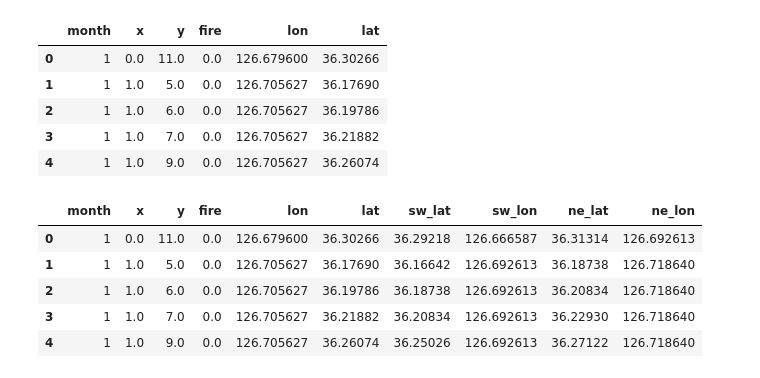
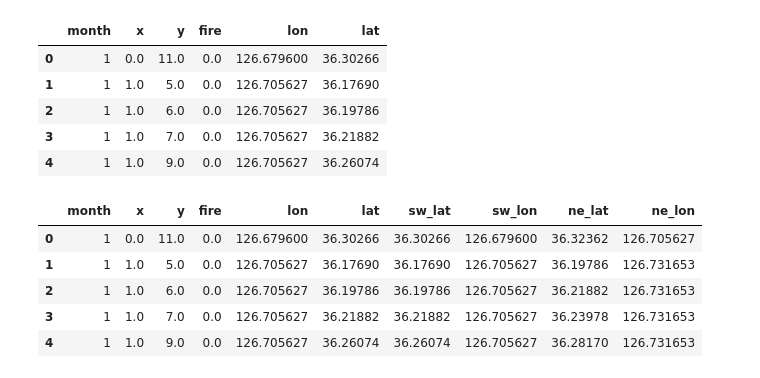
Before and after one commit to sihan827/Fire-Prediction, a Jupyter notebook: training.ipynb, the cells around one changed output. Drawn from its saved outputs; the diff is of its cells as text; code cells hidden in the pictures.

```diff
--- a/training.ipynb
+++ b/training.ipynb
@@ -779,23 +779,23 @@ df_map.head()
 | 4 | 1 | 1.0 | 9.0 | 0.0 | 126.705627 | 36.26074 |
 # %%
 # 웹에서 사용할 csv 파일 위해 각 격자별 남서, 북동 좌표 계산 후 저장
-xh = (RIGHT - LEFT) / 30.
-yh = (UPPER - LOWER) / 30.
+xs = (RIGHT - LEFT) / 15.
+ys = (UPPER - LOWER) / 15.
 
-df_map['sw_lat'] = df_map['lat'] - yh
-df_map['sw_lon'] = df_map['lon'] - xh
+df_map['sw_lat'] = df_map['lat']
+df_map['sw_lon'] = df_map['lon']
 
-df_map['ne_lat'] = df_map['lat'] + yh
-df_map['ne_lon'] = df_map['lon'] + xh
+df_map['ne_lat'] = df_map['lat'] + ys
+df_map['ne_lon'] = df_map['lon'] + xs
 
 df_map.head()
 # %% [output]
 |  | month | x | y | fire | lon | lat | sw_lat | sw_lon | ne_lat | ne_lon |
-| 0 | 1 | 0.0 | 11.0 | 0.0 | 126.679600 | 36.30266 | 36.29218 | 126.666587 | 36.31314 | 126.692613 |
-| 1 | 1 | 1.0 | 5.0 | 0.0 | 126.705627 | 36.17690 | 36.16642 | 126.692613 | 36.18738 | 126.718640 |
-| 2 | 1 | 1.0 | 6.0 | 0.0 | 126.705627 | 36.19786 | 36.18738 | 126.692613 | 36.20834 | 126.718640 |
-| 3 | 1 | 1.0 | 7.0 | 0.0 | 126.705627 | 36.21882 | 36.20834 | 126.692613 | 36.22930 | 126.718640 |
-| 4 | 1 | 1.0 | 9.0 | 0.0 | 126.705627 | 36.26074 | 36.25026 | 126.692613 | 36.27122 | 126.718640 |
+| 0 | 1 | 0.0 | 11.0 | 0.0 | 126.679600 | 36.30266 | 36.30266 | 126.679600 | 36.32362 | 126.705627 |
+| 1 | 1 | 1.0 | 5.0 | 0.0 | 126.705627 | 36.17690 | 36.17690 | 126.705627 | 36.19786 | 126.731653 |
+| 2 | 1 | 1.0 | 6.0 | 0.0 | 126.705627 | 36.19786 | 36.19786 | 126.705627 | 36.21882 | 126.731653 |
+| 3 | 1 | 1.0 | 7.0 | 0.0 | 126.705627 | 36.21882 | 36.21882 | 126.705627 | 36.23978 | 126.731653 |
+| 4 | 1 | 1.0 | 9.0 | 0.0 | 126.705627 | 36.26074 | 36.26074 | 126.705627 | 36.28170 | 126.731653 |
 # %%
 # 웹에서 사용할 예측결과 저장
 df_map.loc[:, ['month', 'sw_lat', 'sw_lon', 'ne_lat', 'ne_lon', 'fire']].to_csv('./data/2023_prediction_web.csv', encoding='utf-8-sig', index=False)
```
Also changed, not shown: parts of 1 cell of this notebook, 1 other file.
